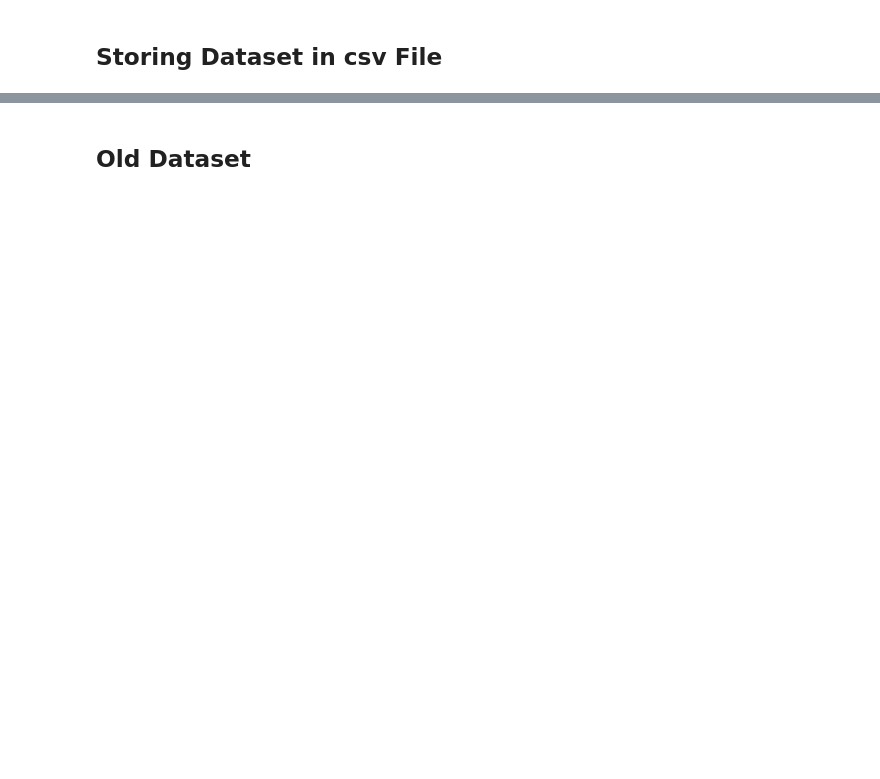
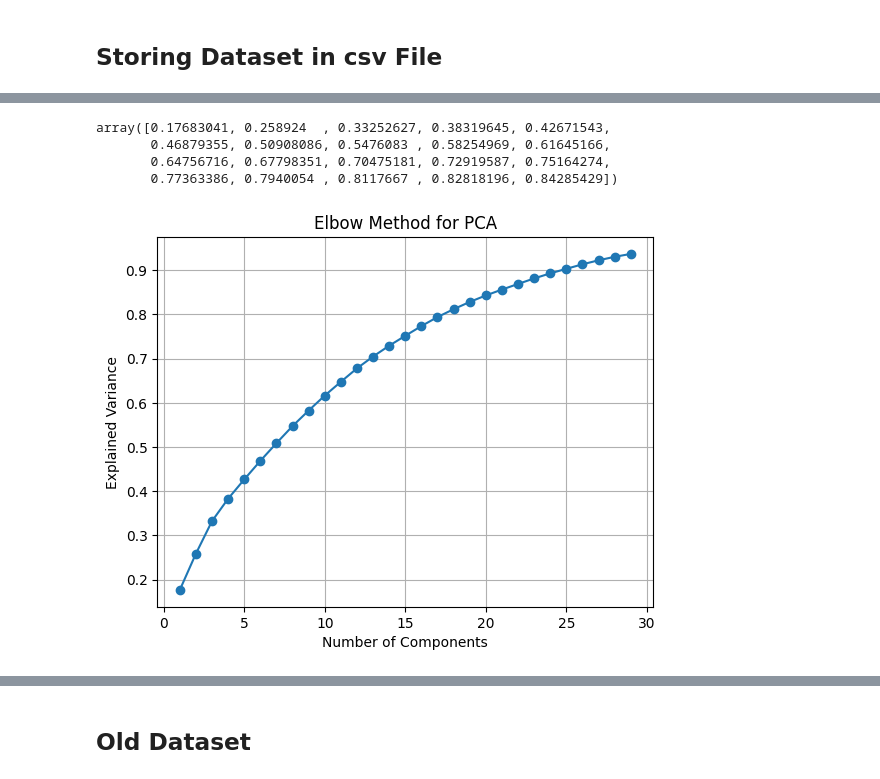
Before and after one commit to davide-marchi/clinical-data-encoding, a Jupyter notebook: Cleaning_Data.ipynb, the cells around one changed output, grey strips where cells are left out. Drawn from its saved outputs; the diff is of its cells as text; code cells hidden in the pictures; blank space fills up the shorter version.

```diff
--- a/Cleaning_Data.ipynb
+++ b/Cleaning_Data.ipynb
@@ -189,3 +219,5 @@ binary_columns_to_int(chl_dataset, data_columns)
+# %%
+chl_dataset=chl_dataset.drop(columns=["CardiopatiaCongenita"])
 # %%
 chl_dataset.isna().sum()
 # %% [output]
@@ -269,0 +344,2 @@ chl_dataset.to_csv(path_or_buf=f'{folder_name}/chl_dataset.csv', index=False)
+# %%
+chl_dataset=chl_dataset.dropna()
@@ -269,0 +349,3 @@ chl_dataset.to_csv(path_or_buf=f'{folder_name}/chl_dataset.csv', index=False)
+# %%
+scaler = MinMaxScaler()
+X_minmax = scaler.fit_transform(chl_dataset.values)
@@ -269,0 +364,28 @@ chl_dataset.to_csv(path_or_buf=f'{folder_name}/chl_dataset.csv', index=False)
+# %%
+pca = PCA(n_components=20)
+pca.fit_transform(X_minmax)
+pca.explained_variance_ratio_.cumsum()
+# %% [output]
+array([0.17683041, 0.258924  , 0.33252627, 0.38319645, 0.42671543,
+       0.46879355, 0.50908086, 0.5476083 , 0.58254969, 0.61645166,
+       0.64756716, 0.67798351, 0.70475181, 0.72919587, 0.75164274,
+       0.77363386, 0.7940054 , 0.8117667 , 0.82818196, 0.84285429])
+# %%
+# Fit PCA with different numbers of components
+n_components_range = range(1, 30)  # Adjust the range as needed
+explained_variance = []
+
+for n_components in n_components_range:
+    pca = PCA(n_components=n_components)
+    pca.fit_transform(X_minmax)
+    explained_variance.append(pca.explained_variance_ratio_.sum())
+
+# Plot the explained variance against the number of components
+plt.plot(n_components_range, explained_variance, marker='o')
+plt.xlabel('Number of Components')
+plt.ylabel('Explained Variance')
+plt.title('Elbow Method for PCA')
+plt.grid(True)
+plt.show()
+# %% [output]
+[figure, added]
```
Also changed, not shown: parts of 23 cells of this notebook, 3 other files.
